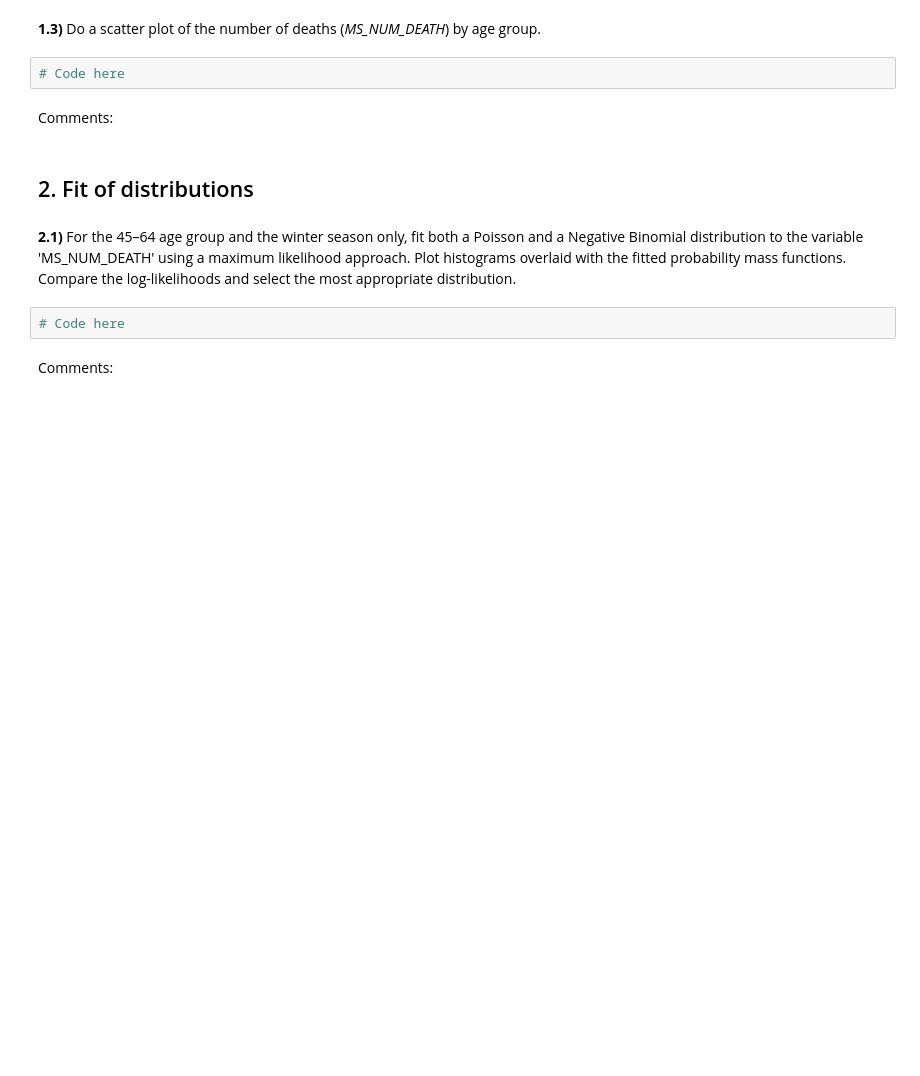
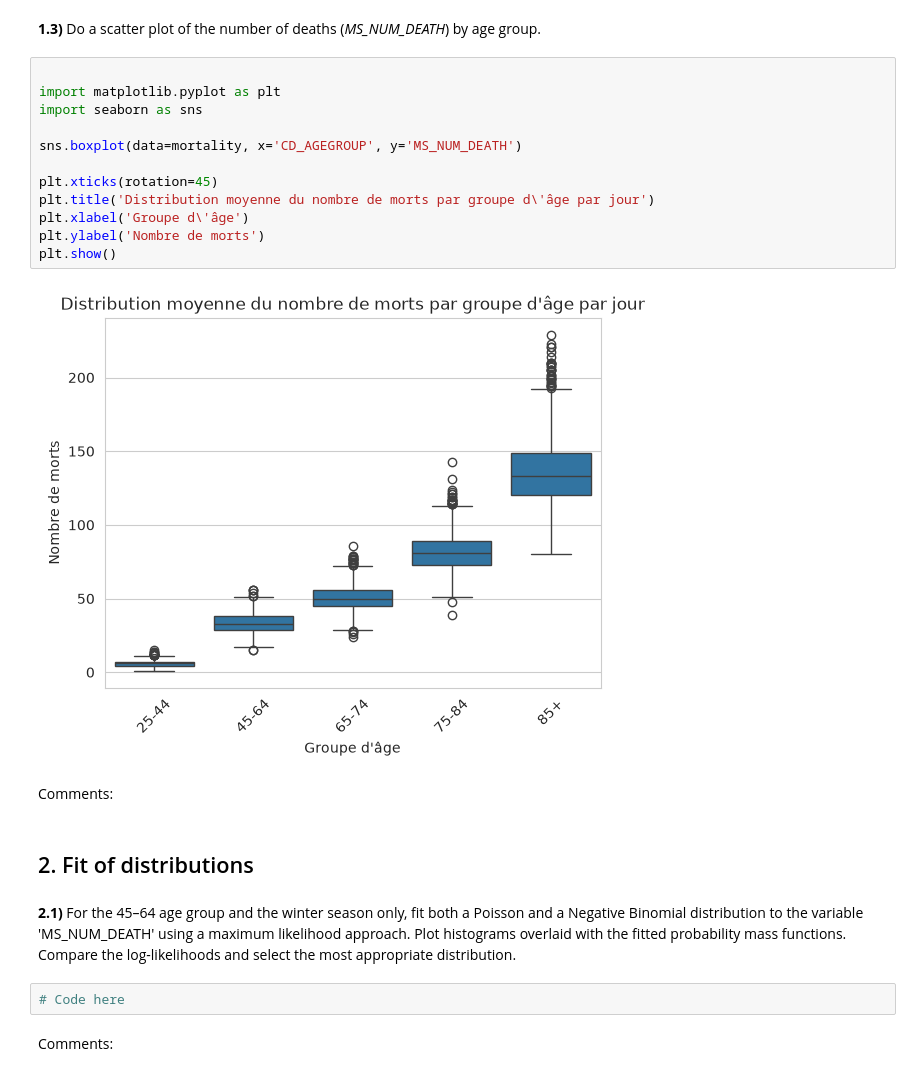
Before and after one commit to Arasharo/first-hackaton, a Jupyter notebook: Hackathon_26_27.ipynb, the cells around one changed output. Saved outputs shown, nothing was run; the diff lists cells and outputs as text; blank space fills up the shorter version.

```diff
--- a/Hackathon_26_27.ipynb
+++ b/Hackathon_26_27.ipynb
@@ -57,7 +81,19 @@ Comments:
 # %% [markdown]
 **1.3)** Do a scatter plot of the number of deaths (*MS_NUM_DEATH*) by age group.
 # %%
-# Code here
+
+import matplotlib.pyplot as plt
+import seaborn as sns
+
+sns.boxplot(data=mortality, x='CD_AGEGROUP', y='MS_NUM_DEATH')
+
+plt.xticks(rotation=45)
+plt.title('Distribution moyenne du nombre de morts par groupe d\'âge par jour')
+plt.xlabel('Groupe d\'âge')
+plt.ylabel('Nombre de morts')
+plt.show()
+# %% [output]
+[figure, added]
 # %% [markdown]
 Comments:
 # %% [markdown]
```
Also changed, not shown: parts of 4 cells of this notebook.
